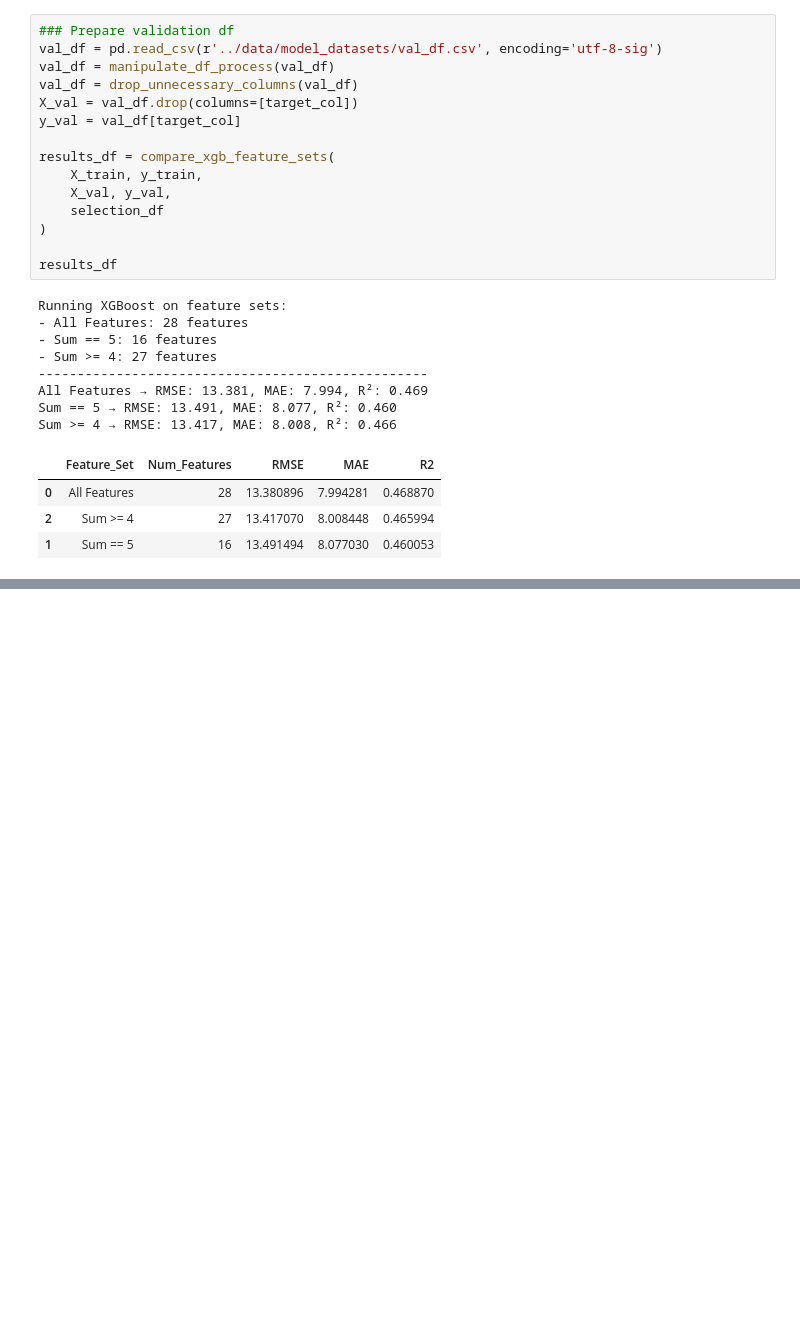
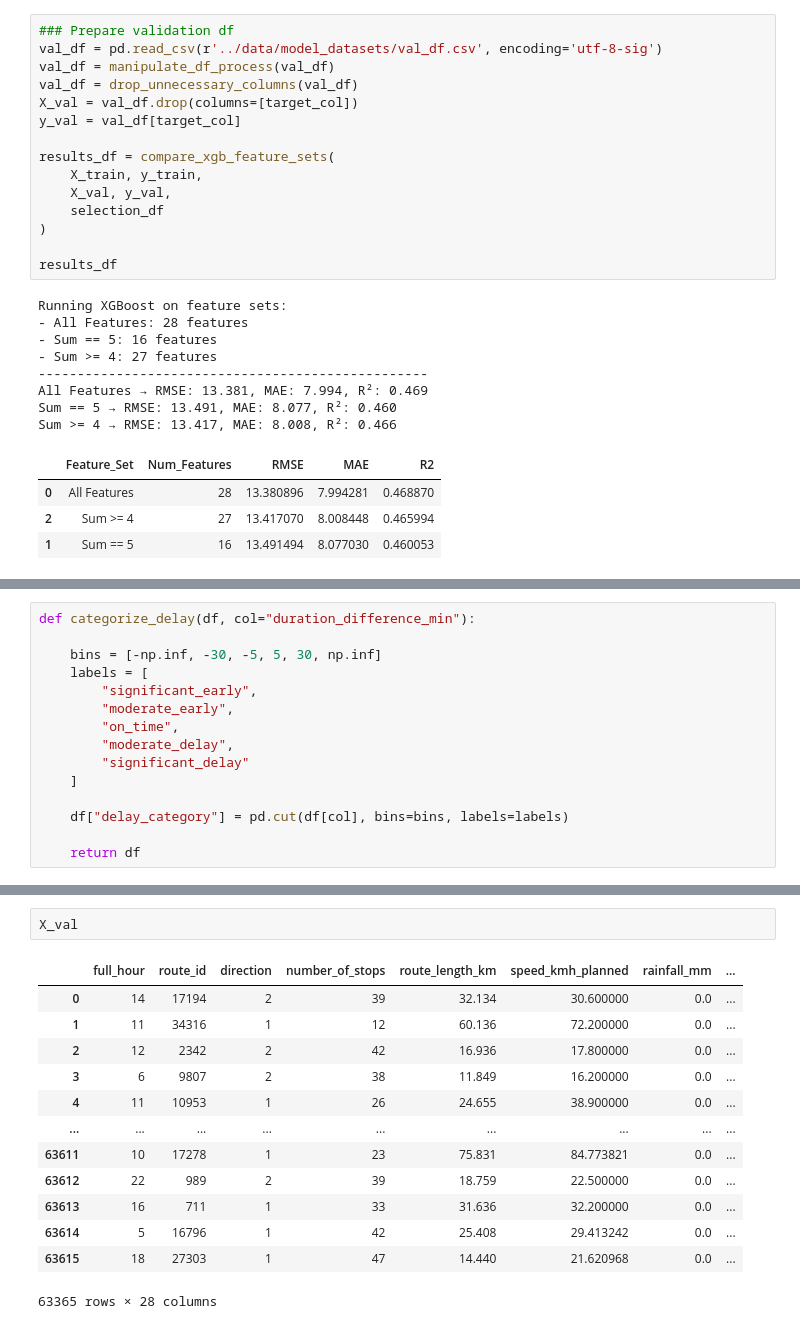
Before and after one commit to ofer-geo/public_transport_ML, a Jupyter notebook: notebooks/Data cleaning & manipulation.ipynb, the cells around one changed output, grey strips where cells are left out. Drawn from its saved outputs; the diff is of its cells as text; blank space fills up the shorter version.

```diff
--- a/notebooks/Data cleaning & manipulation.ipynb
+++ b/notebooks/Data cleaning & manipulation.ipynb
@@ -764,0 +767,15 @@ Sum >= 4 → RMSE: 13.417, MAE: 8.008, R²: 0.466
+# %%
+def categorize_delay(df, col="duration_difference_min"):
+
+    bins = [-np.inf, -30, -5, 5, 30, np.inf]
+    labels = [
+        "significant_early",
+        "moderate_early",
+        "on_time",
+        "moderate_delay",
+        "significant_delay"
+    ]
+
+    df["delay_category"] = pd.cut(df[col], bins=bins, labels=labels)
+
+    return df
@@ -764,0 +906,16 @@ Sum >= 4 → RMSE: 13.417, MAE: 8.008, R²: 0.466
+# %%
+X_val
+# %% [output]
+|  | full_hour | route_id | direction | number_of_stops | route_length_km | speed_kmh_planned | rainfall_mm | ... |
+| 0 | 14 | 17194 | 2 | 39 | 32.134 | 30.600000 | 0.0 | ... |
+| 1 | 11 | 34316 | 1 | 12 | 60.136 | 72.200000 | 0.0 | ... |
+| 2 | 12 | 2342 | 2 | 42 | 16.936 | 17.800000 | 0.0 | ... |
+| 3 | 6 | 9807 | 2 | 38 | 11.849 | 16.200000 | 0.0 | ... |
+| 4 | 11 | 10953 | 1 | 26 | 24.655 | 38.900000 | 0.0 | ... |
+| ... | ... | ... | ... | ... | ... | ... | ... | ... |
+| 63611 | 10 | 17278 | 1 | 23 | 75.831 | 84.773821 | 0.0 | ... |
+| 63612 | 22 | 989 | 2 | 39 | 18.759 | 22.500000 | 0.0 | ... |
+| 63613 | 16 | 711 | 1 | 33 | 31.636 | 32.200000 | 0.0 | ... |
+| 63614 | 5 | 16796 | 1 | 42 | 25.408 | 29.413242 | 0.0 | ... |
+| 63615 | 18 | 27303 | 1 | 47 | 14.440 | 21.620968 | 0.0 | ... |
+63365 rows × 28 columns
```
Also changed, not shown: parts of 9 cells of this notebook, 2 other files.
